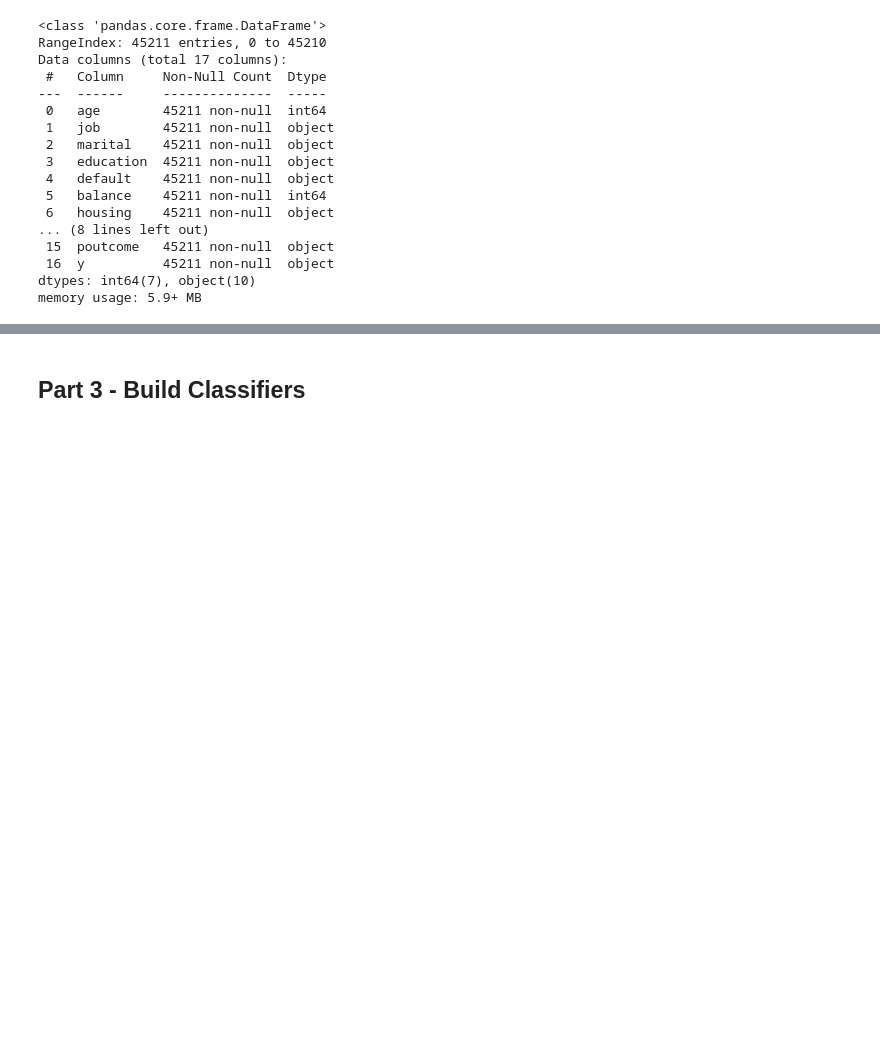
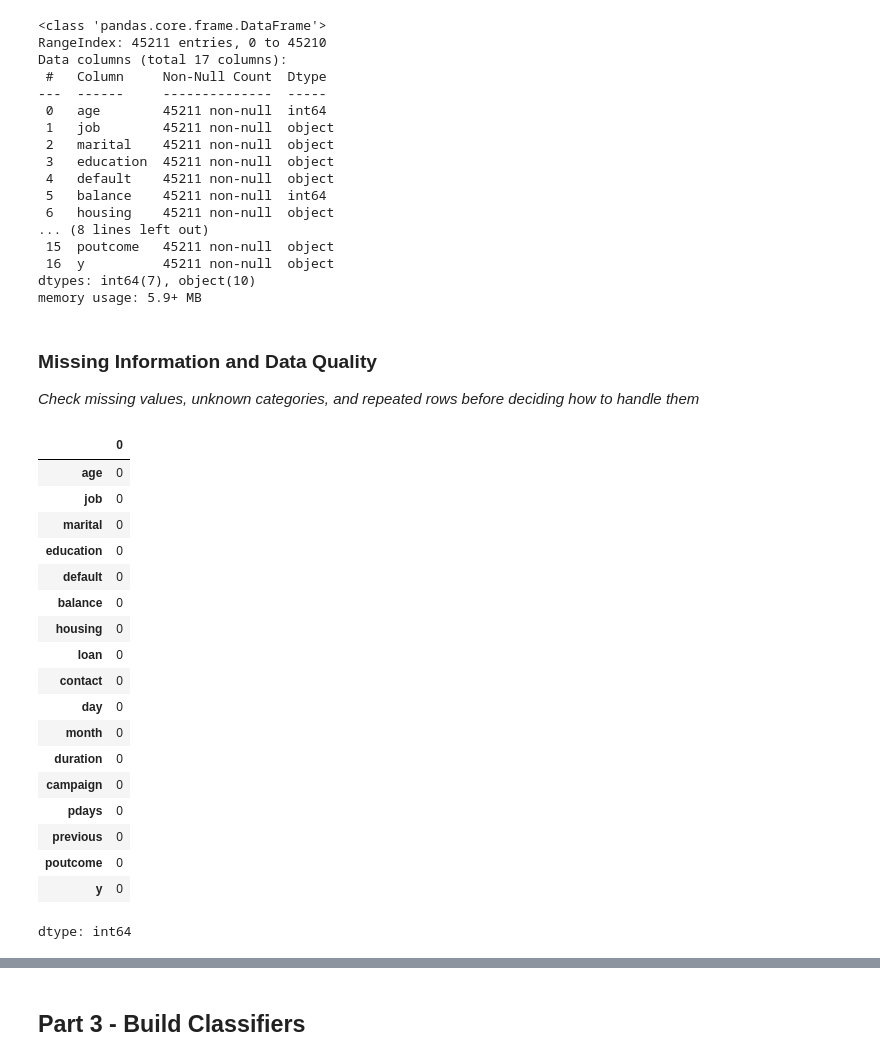
Before and after one commit to ashsiendo/DATA-201-Project1, a Jupyter notebook: Project_1_Bank_Marketing.ipynb, the cells around one changed output, grey strips where cells are left out. Saved outputs shown, nothing was run; the diff lists cells and outputs as text; code cells hidden in the pictures; blank space fills up the shorter version.

Commit message:
Completed part 2 data exploration and prep

```diff
--- a/Project_1_Bank_Marketing.ipynb
+++ b/Project_1_Bank_Marketing.ipynb
@@ -78,3 +122,28 @@ Data columns (total 17 columns):
  16  y          45211 non-null  object
 dtypes: int64(7), object(10)
 memory usage: 5.9+ MB
+# %% [markdown]
+### Missing Information and Data Quality
+*Check missing values, unknown categories, and repeated rows before deciding how to handle them*
+# %%
+bank.isna().sum()  # count pandas missing values in each column
+# %% [output]
+|  | 0 |
+| age | 0 |
+| job | 0 |
+| marital | 0 |
+| education | 0 |
+| default | 0 |
+| balance | 0 |
+| housing | 0 |
+| loan | 0 |
+| contact | 0 |
+| day | 0 |
+| month | 0 |
+| duration | 0 |
+| campaign | 0 |
+| pdays | 0 |
+| previous | 0 |
+| poutcome | 0 |
+| y | 0 |
+dtype: int64
```
Also changed, not shown: parts of 37 cells of this notebook.
